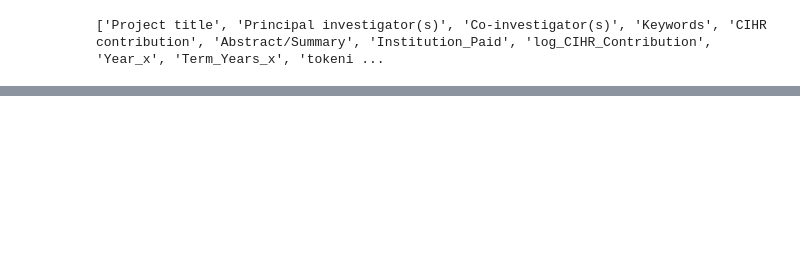
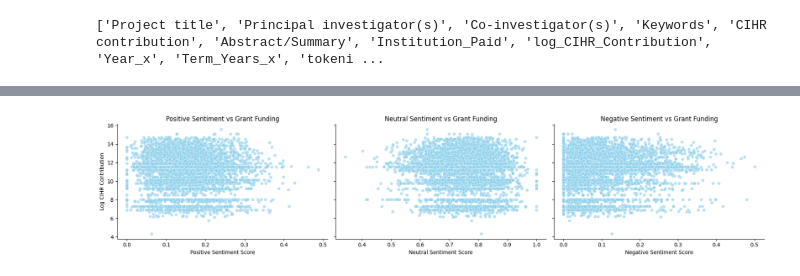
Before and after one commit to joycetheok/Grant-Abstract-Funding-Prediction, a Jupyter notebook: code.ipynb, the cells around one changed output, grey strips where cells are left out. Cells and saved outputs as stored; diff of their text form; code cells hidden in the pictures; blank space fills up the shorter version.

```diff
--- a/code.ipynb
+++ b/code.ipynb
@@ -929,0 +1404,31 @@ X_test_scaled = scaler.transform(X_test)
+# %%
+import matplotlib.pyplot as plt
+import seaborn as sns
+
+# Define the sentiment columns
+sentiment_columns = ['positive', 'neutral', 'negative']
+
+# Create subplots
+fig, axes = plt.subplots(1, 3, figsize=(18, 4), sharey=True)
+
+for ax, sentiment in zip(axes, sentiment_columns):
+    sns.scatterplot(
+        x=filtered_grants[sentiment],
+        y=filtered_grants['log_CIHR_Contribution'],
+        alpha=0.6,
+        ax=ax,
+        color='skyblue'
+    )
+    ax.set_title(f"{sentiment.capitalize()} Sentiment vs Grant Funding")
+    ax.set_xlabel(f"{sentiment.capitalize()} Sentiment Score")
+    ax.set_ylabel("Log CIHR Contribution")
+
+    # Remove top and right spines
+    ax.spines['top'].set_visible(False)
+    ax.spines['right'].set_visible(False)
+
+# Adjust layout
+plt.tight_layout()
+plt.show()
+# %% [output]
+[figure, added]
```
Also changed, not shown: parts of 19 cells of this notebook, 1 other file.
